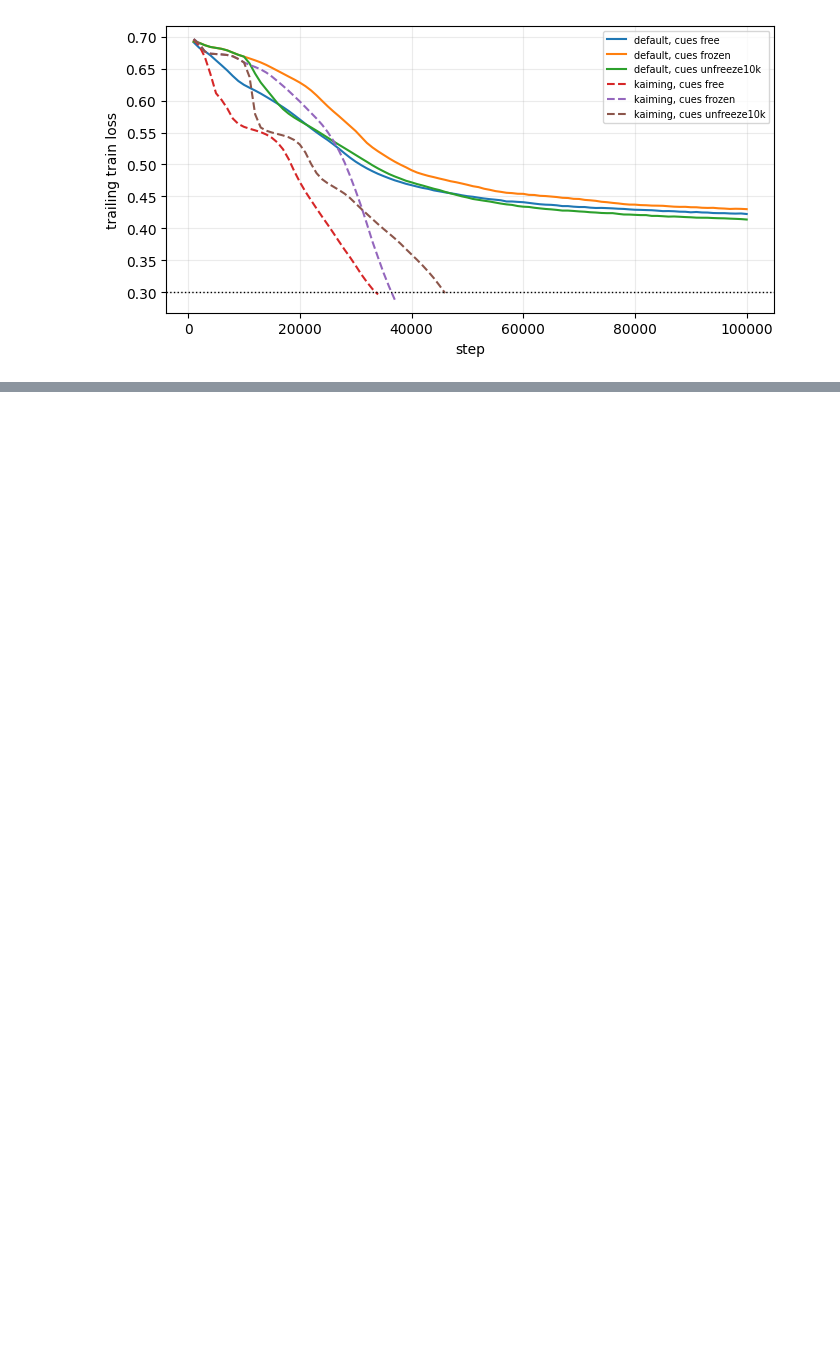
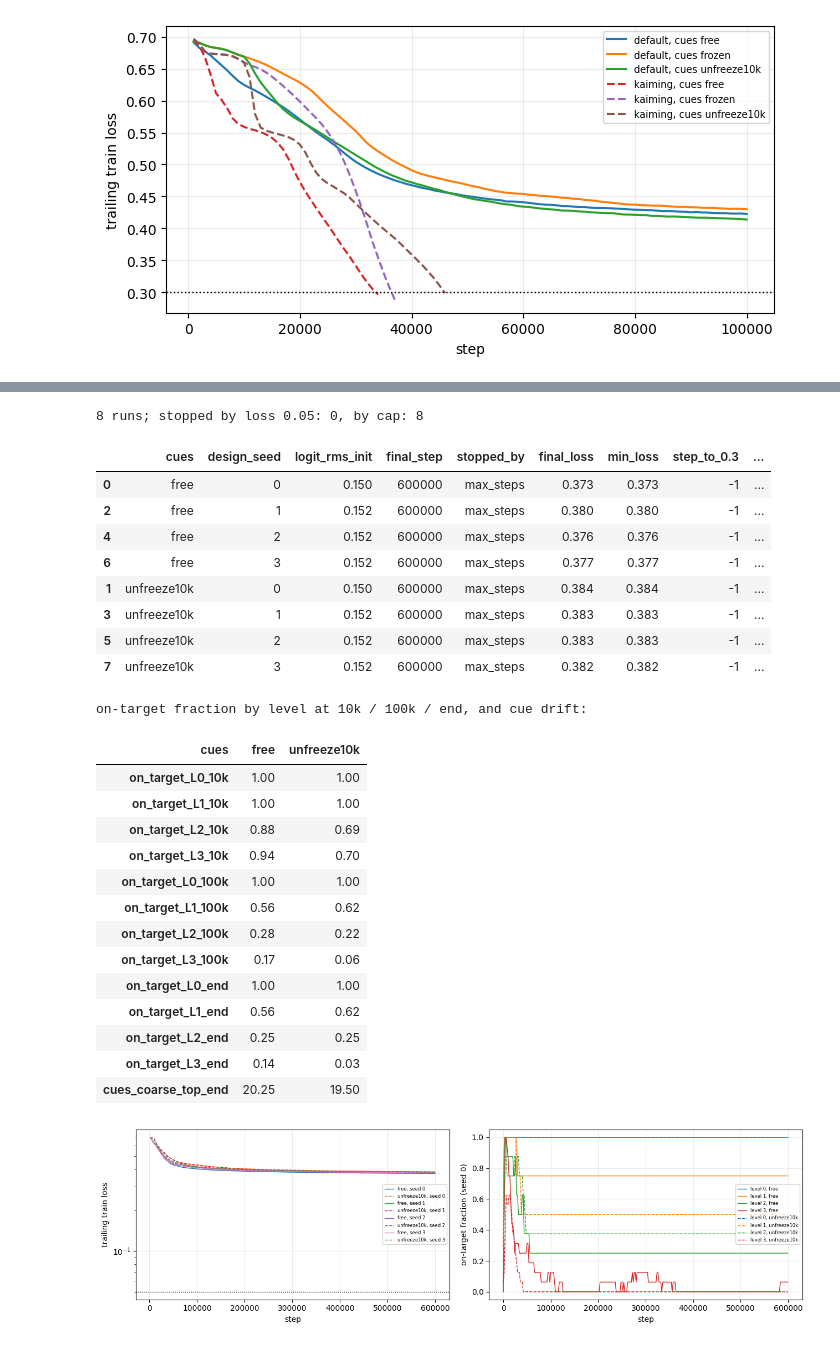
Before and after one commit to HarishGP/layer-lenses, a Jupyter notebook: notebooks/designed_init_u0.ipynb, the cells around one changed output, grey strips where cells are left out. Saved outputs shown, nothing was run; the diff lists cells and outputs as text; code cells hidden in the pictures; blank space fills up the shorter version.

```diff
--- a/notebooks/designed_init_u0.ipynb
+++ b/notebooks/designed_init_u0.ipynb
@@ -605,0 +614,48 @@ fig.tight_layout(); plt.show()
+# %%
+K = pd.read_csv(Path("../results/designed_init/hierarchy_kaiming_half/summary.csv"))
+print(f"{len(K)} runs; stopped by loss 0.05: {(K.stopped_by == 'stop_loss').sum()}, by cap: {(K.stopped_by == 'max_steps').sum()}")
+cols = ["cues", "design_seed", "logit_rms_init", "final_step", "stopped_by", "final_loss", "min_loss", "step_to_0.3", "step_to_0.2", "step_to_0.1", "step_to_0.05"]
+display(K[cols].sort_values(["cues", "design_seed"]).round(3))
+print("on-target fraction by level at 10k / 100k / end, and cue drift:")
+display(K.groupby("cues")[[f"on_target_L{l}_10k" for l in range(4)] + [f"on_target_L{l}_100k" for l in range(4)] + lv("end") + ["cues_coarse_top_end"]].mean().round(2).T)
+fig, axes = plt.subplots(1, 2, figsize=(13, 3.8))
+for r in K.itertuples():
+    run = load_run(Path("../results/designed_init/hierarchy_kaiming_half/runs") / f"{r.tag}.npz")
+    axes[0].plot(run["snapshot_steps"], run["snapshot_loss"], ls="-" if r.cues == "free" else "--", label=f"{r.cues}, seed {r.design_seed}", lw=1)
+    acc = []
+    for i, W1 in enumerate(run["weights"]["hidden_layers.0.weight"]):
+        t = hierarchy_probe_table(W1, tree); acc.append({"step": run["snapshot_steps"][i], **{f"L{l}": float((g.top_node == g.node).mean()) for l, g in t.groupby("level")}})
+    acc = pd.DataFrame(acc)
+    if r.design_seed == 0:
+        for l in range(4):
+            axes[1].plot(acc.step, acc[f"L{l}"], ls="-" if r.cues == "free" else "--", color=f"C{l}", label=f"level {l}, {r.cues}", lw=1)
+axes[0].set_yscale("log"); axes[0].axhline(0.05, color="k", ls=":", lw=1); axes[0].set_xlabel("step"); axes[0].set_ylabel("trailing train loss"); axes[0].grid(alpha=0.25); axes[0].legend(fontsize=6)
+axes[1].set_xlabel("step"); axes[1].set_ylabel("on-target fraction (seed 0)"); axes[1].grid(alpha=0.25); axes[1].legend(fontsize=6)
+fig.tight_layout(); plt.show()
+# %% [output]
+8 runs; stopped by loss 0.05: 0, by cap: 8
+|  | cues | design_seed | logit_rms_init | final_step | stopped_by | final_loss | min_loss | step_to_0.3 | ... |
+| 0 | free | 0 | 0.150 | 600000 | max_steps | 0.373 | 0.373 | -1 | ... |
+| 2 | free | 1 | 0.152 | 600000 | max_steps | 0.380 | 0.380 | -1 | ... |
+| 4 | free | 2 | 0.152 | 600000 | max_steps | 0.376 | 0.376 | -1 | ... |
+| 6 | free | 3 | 0.152 | 600000 | max_steps | 0.377 | 0.377 | -1 | ... |
+| 1 | unfreeze10k | 0 | 0.150 | 600000 | max_steps | 0.384 | 0.384 | -1 | ... |
+| 3 | unfreeze10k | 1 | 0.152 | 600000 | max_steps | 0.383 | 0.383 | -1 | ... |
+| 5 | unfreeze10k | 2 | 0.152 | 600000 | max_steps | 0.383 | 0.383 | -1 | ... |
+| 7 | unfreeze10k | 3 | 0.152 | 600000 | max_steps | 0.382 | 0.382 | -1 | ... |
+on-target fraction by level at 10k / 100k / end, and cue drift:
+| cues | free | unfreeze10k |
+| on_target_L0_10k | 1.00 | 1.00 |
+| on_target_L1_10k | 1.00 | 1.00 |
+| on_target_L2_10k | 0.88 | 0.69 |
+| on_target_L3_10k | 0.94 | 0.70 |
+| on_target_L0_100k | 1.00 | 1.00 |
+| on_target_L1_100k | 0.56 | 0.62 |
+| on_target_L2_100k | 0.28 | 0.22 |
+| on_target_L3_100k | 0.17 | 0.06 |
+| on_target_L0_end | 1.00 | 1.00 |
+| on_target_L1_end | 0.56 | 0.62 |
+| on_target_L2_end | 0.25 | 0.25 |
+| on_target_L3_end | 0.14 | 0.03 |
+| cues_coarse_top_end | 20.25 | 19.50 |
+[figure, added]
```
Also changed, not shown: parts of 1 cell of this notebook, 13 other files.
